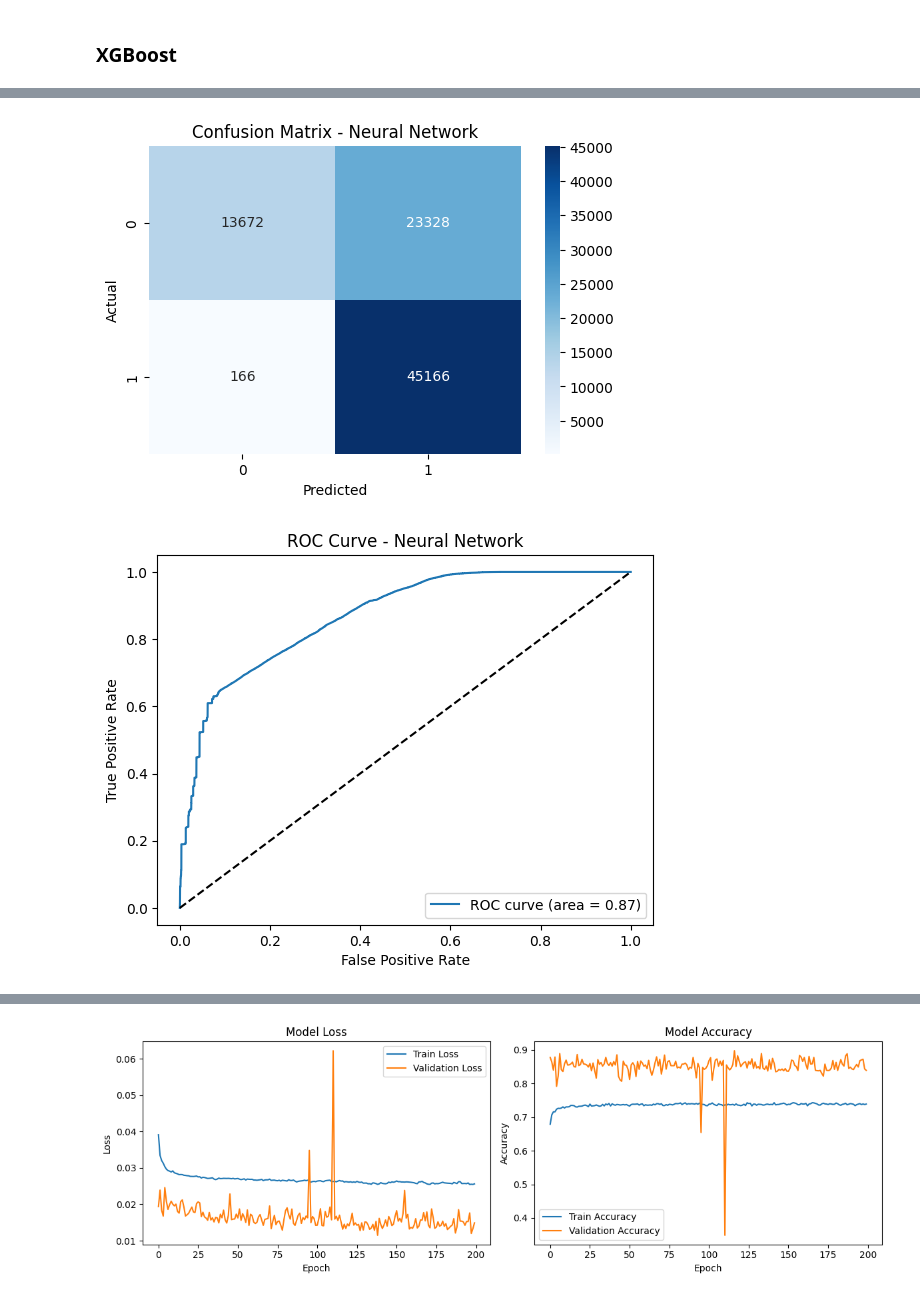
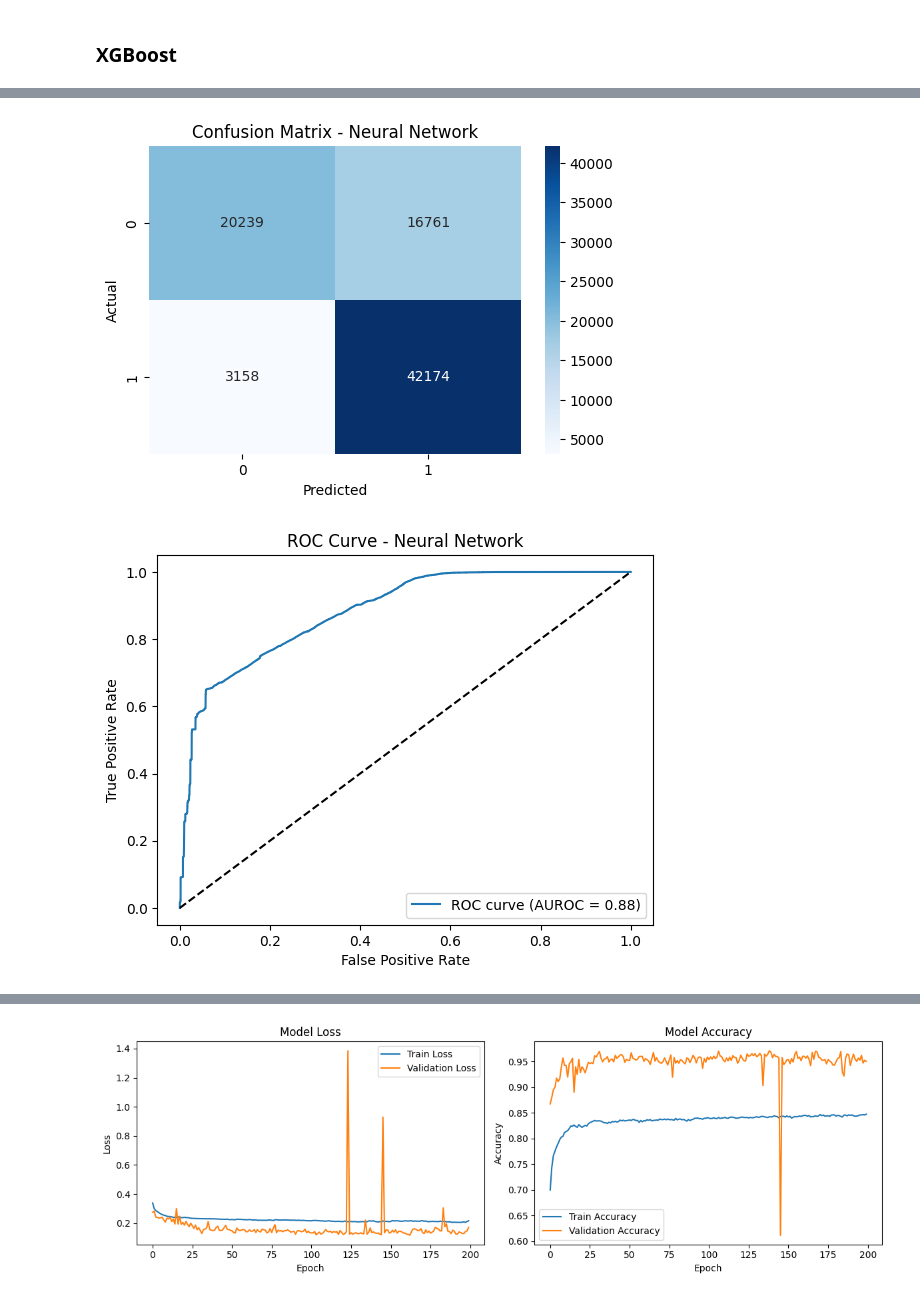
Before and after one commit to HeppleX/Cybersecurity-Threat-Detection, a Jupyter notebook: Cybersecurity Threat Detection.ipynb, the cells around one changed output, grey strips where cells are left out. Drawn from its saved outputs; the diff is of its cells as text; code cells hidden in the pictures.

```diff
--- a/Cybersecurity Threat Detection.ipynb
+++ b/Cybersecurity Threat Detection.ipynb
@@ -281,6 +275,9 @@ def evaluate_model(model, X_test, y_test, model_name):
     elif hasattr(model, "decision_function"):
         y_pred = model.predict(X_test)
         y_prob = model.decision_function(X_test)
+    elif model_name == "Ensemble Model":
+        y_prob = model.predict_proba(X_test)
+        y_pred = model.predict(X_test)
     else:
         y_prob = model.predict(X_test)
         y_pred = (y_prob > 0.3).astype(int)
@@ -316,7 +313,7 @@ def evaluate_model(model, X_test, y_test, model_name):
     fpr, tpr, _ = roc_curve(y_test, y_prob)
     roc_auc = auc(fpr, tpr)
     plt.figure()
-    plt.plot(fpr, tpr, label=f"ROC curve (area = {roc_auc:.2f})")
+    plt.plot(fpr, tpr, label=f"ROC curve (AUROC = {roc_auc:.2f})")
     plt.plot([0, 1], [0, 1], 'k--')
     plt.title(f"ROC Curve - {model_name}")
     plt.xlabel("False Positive Rate")
@@ -326,12 +323,11 @@ def evaluate_model(model, X_test, y_test, model_name):
 
     # Precision-Recall Curve
     precision_vals, recall_vals, _ = precision_recall_curve(y_test, y_prob)
+    auprc = average_precision_score(y_test, y_prob)     # Compute AUPRC
     plt.figure()
-    plt.plot(recall_vals, precision_vals, label="Precision-Recall curve")
+    plt.plot(recall_vals, precision_vals, label=f"PR curve (AUPRC = {auprc:.2f})")
     plt.title(f"Precision-Recall Curve - {model_name}")
     plt.xlabel("Recall")
     plt.ylabel("Precision")
-    plt.legend(loc="lower left")
+    plt.legend(loc="lower right")
     plt.show()
-
-    return acc, recall, precision, f1, sensitivity, specificity
@@ -495,7 +440,18 @@ weighted avg       0.88      0.86      0.86     82332
 ### XGBoost
 # %%
 ratio = float(y_train.value_counts()[0]) / y_train.value_counts()[1]
-xgb_model = XGBClassifier(scale_pos_weight=ratio, random_state=27)
+xgb_model = XGBClassifier(
+    n_estimators=400,
+    learning_rate=0.05,
+    max_depth=8,
+    scale_pos_weight=ratio,
+    subsample=0.8,
+    colsample_bytree=0.8,
+    objective="binary:logistic",
+    eval_metric="auc",
+    random_state=27,
+    n_jobs=-1,
+)
 xgb_model.fit(X_train, y_train)
 evaluate_model(xgb_model, X_test, y_test, "XGBoost")
 # %% [output]
@@ -533,16 +483,9 @@ n_positive = sum(y_train)
 ratio = (n_samples - n_positive) / n_positive
 class_weight = {0: 1, 1: ratio}
 
-def focal_loss(gamma=2., alpha=.25):
-    def focal_loss_fixed(y_true, y_pred):
-        pt_1 = tf.where(tf.equal(y_true, 1), y_pred, tf.ones_like(y_pred))
-        pt_0 = tf.where(tf.equal(y_true, 0), y_pred, tf.zeros_like(y_pred))
-        return -K.mean(alpha * K.pow(1. - pt_1, gamma) * K.log(pt_1)) - K.mean((1 - alpha) * K.pow(pt_0, gamma) * K.log(1. - pt_0))
-    return focal_loss_fixed
-
 tf_model = Sequential([
     Input(shape=(X_train.shape[1],)),
-    Dense(128, activation='relu'),  # Increase first layer size
+    Dense(128, activation='relu'),  # First Layer size
     BatchNormalization(),  # Add batch normalization
     Dropout(0.3),  # Add dropout for regularization
     Dense(64, activation='relu'),
@@ -554,13 +497,14 @@ tf_model = Sequential([
 
 tf_model.compile(
     optimizer=tf.keras.optimizers.Adam(learning_rate=0.001),
-    loss=focal_loss(),
+    loss="binary_crossentropy",
+    # metrics=["accuracy"]
     metrics=['accuracy', AUC(), Precision(), Recall()]
 )
 
 history = tf_model.fit(
     X_train, y_train,
-    batch_size=32,
+    batch_size=512,
     epochs=200,
     validation_split=0.2,
     class_weight=class_weight,
@@ -609,2 +553,2 @@ weighted avg       0.81      0.71      0.68     82332
-[figure, old version]
+[figure, new version]
-[figure, old version]
+[figure, new version]
@@ -612 +556 @@ weighted avg       0.81      0.71      0.68     82332
-[figure, old version]
+[figure, new version]
```
Also changed, not shown: parts of 23 cells of this notebook.
